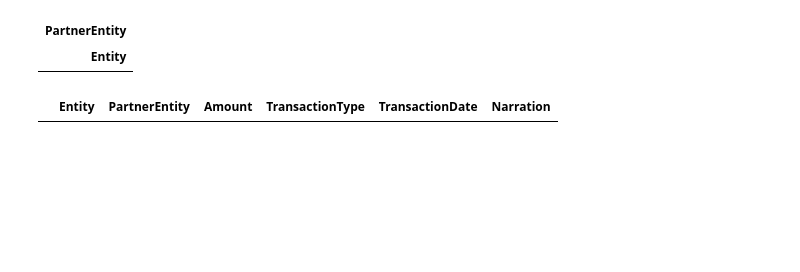
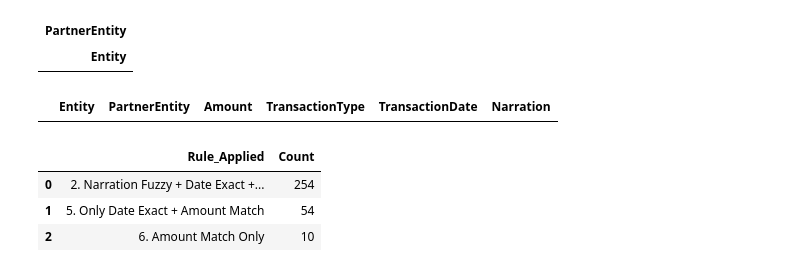
Before and after one commit to Phani-ISB/Reconciliation_Modules, a Jupyter notebook: 1_Inter_Company_Reconciliation.ipynb, the cells around one changed output. Drawn from its saved outputs; the diff is of its cells as text; code cells hidden in the pictures; blank space fills up the shorter version.

```diff
--- a/1_Inter_Company_Reconciliation.ipynb
+++ b/1_Inter_Company_Reconciliation.ipynb
@@ -311,6 +311,17 @@ unrecon_matrix
 unmatched_df[['Entity','PartnerEntity','Amount','TransactionType','TransactionDate','Narration']]
 # %% [output]
 |  | Entity | PartnerEntity | Amount | TransactionType | TransactionDate | Narration |
+# %%
+# Match Summary
+match_summary = matched_df['Rule_Applied'].value_counts().reset_index()
+match_summary.columns = ['Rule_Applied','Count']
+
+match_summary
+# %% [output]
+|  | Rule_Applied | Count |
+| 0 | 2. Narration Fuzzy + Date Exact +... | 254 |
+| 1 | 5. Only Date Exact + Amount Match | 54 |
+| 2 | 6. Amount Match Only | 10 |
 # %%
 # Savng the matching and unmatching transactions to excel files
 matched_df.to_excel('matched_transactions.xlsx', index=False)
```
